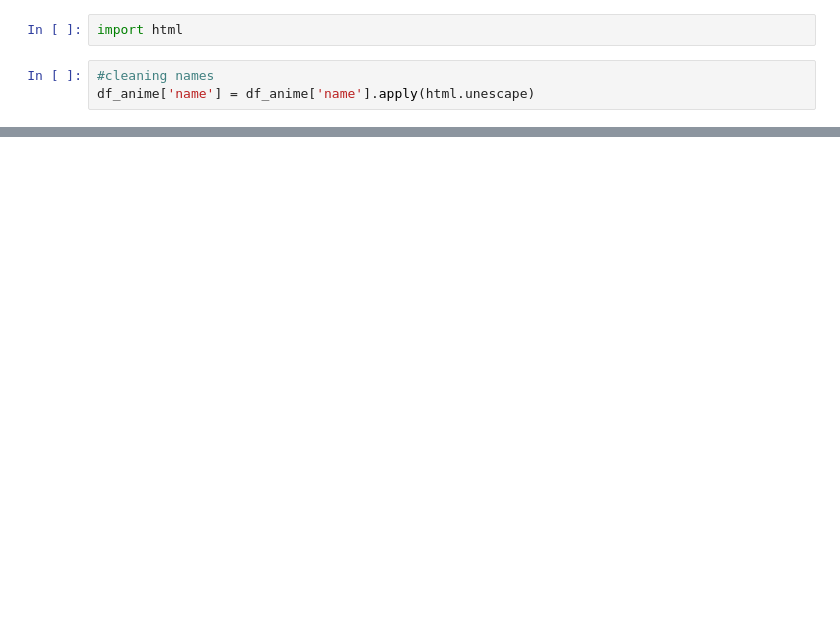
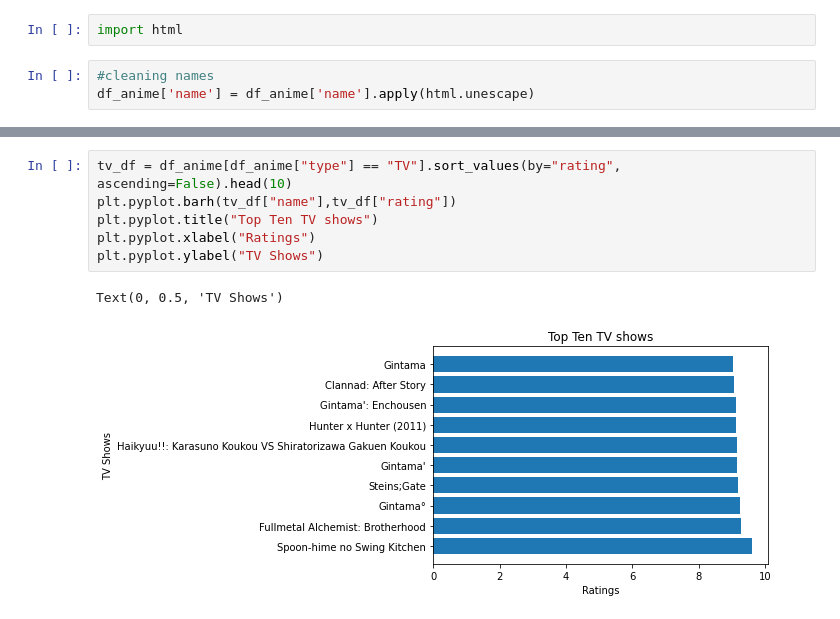
Before and after one commit to Manas1818/Recommendersystem, a Jupyter notebook: RecommenderSystem.ipynb, the cells around one changed output, grey strips where cells are left out. Saved outputs shown, nothing was run; the diff lists cells and outputs as text; blank space fills up the shorter version.

```diff
--- a/RecommenderSystem.ipynb
+++ b/RecommenderSystem.ipynb
@@ -167,0 +178,9 @@ df_anime['name'] = df_anime['name'].apply(html.unescape)
+# %%
+tv_df = df_anime[df_anime["type"] == "TV"].sort_values(by="rating", ascending=False).head(10)
+plt.pyplot.barh(tv_df["name"],tv_df["rating"])
+plt.pyplot.title("Top Ten TV shows")
+plt.pyplot.xlabel("Ratings")
+plt.pyplot.ylabel("TV Shows")
+# %% [output]
+Text(0, 0.5, 'TV Shows')
+[figure, added]
```
Also changed, not shown: parts of 18 cells of this notebook.
